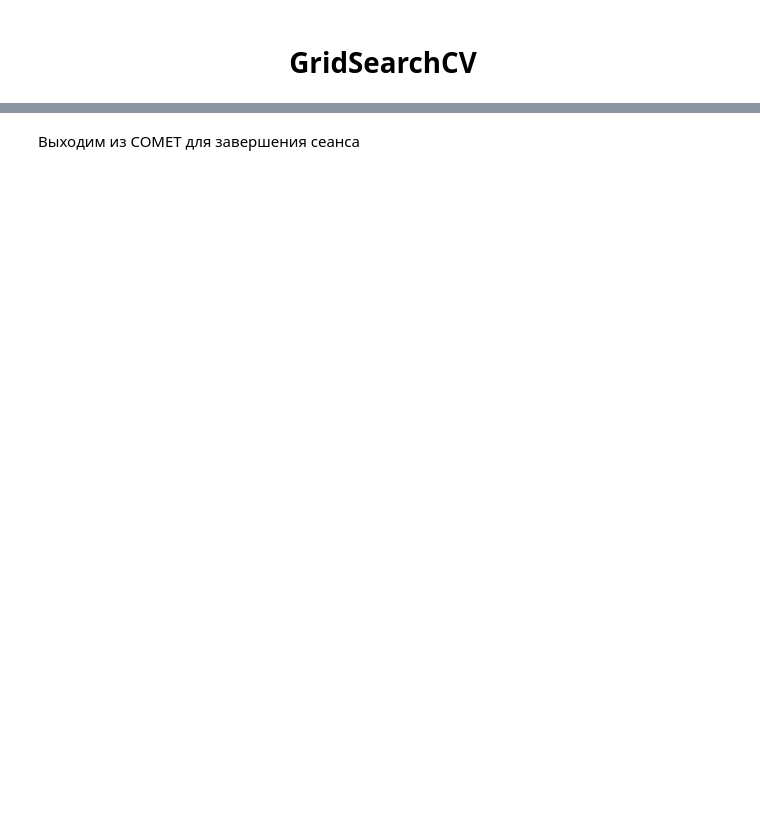
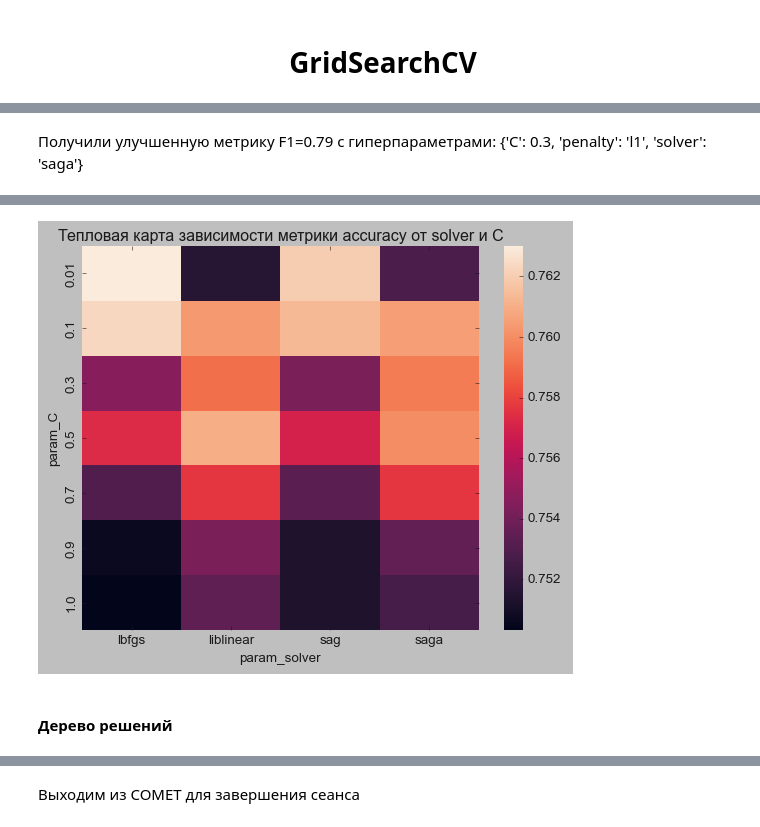
Before and after one commit to GloriTV/Lesson, a Jupyter notebook: ML/ML_7/Project.ipynb, the cells around one changed output, grey strips where cells are left out. Drawn from its saved outputs; the diff is of its cells as text; code cells hidden in the pictures; blank space fills up the shorter version.

```diff
--- a/ML/ML_7/Project.ipynb
+++ b/ML/ML_7/Project.ipynb
@@ -159,0 +165,5 @@ X_train, X_test, y_train, y_test = train_test_split(X, y, test_size=0.2, random_
+# %%
+#разбиваем исходную выборку на тренировочную и валидационную в соотношении 80/20
+X_train, X_valid, y_train, y_valid = train_test_split(X, y, stratify=y, test_size=0.2, random_state=42)
+#разбиваем валидационную выборку на валидационную и тестовую в соотношении 50/50
+X_valid, X_test, y_valid, y_test = train_test_split(X_valid, y_valid, test_size=0.5, random_state=42)
@@ -196,0 +229,23 @@ Test: 0.75
+# %%
+param_grid = [
+              {'penalty': ['l2', 'none'] , # тип регуляризации
+              'solver': ['lbfgs', 'sag'], # алгоритм оптимизации
+               'C': [0.01, 0.1, 0.3, 0.5, 0.7, 0.9, 1]}, # уровень силы регурялизации
+
+              {'penalty': ['l1', 'l2'] ,
+              'solver': ['liblinear', 'saga'],
+               'C': [0.01, 0.1, 0.3, 0.5, 0.7, 0.9, 1]}
+]
+grid_search_lg = GridSearchCV(
+    estimator=linear_model.LogisticRegression(random_state=1, max_iter=1000),
+    param_grid=param_grid,
+    cv=5,
+    n_jobs = -1
+)
+%time grid_search_lg.fit(X_train, y_train)
+print("accuracy на валидационном наборе: {:.2f}".format(grid_search_lg.score(X_valid, y_valid)))
+y_valid_pred = grid_search_lg.predict(X_valid)
+acc_le=metrics.f1_score(y_valid, y_valid_pred)
+print('f1_score на валидационном наборе: {:.2f}'.format(acc_le))
+print("Наилучшие значения гиперпараметров: {}".format(grid_search_lg.best_params_))
+experiment.log_metric('F1_vilid_LogisticRegression_GridSearchCV', acc_le)
@@ -196,0 +275,12 @@ Test: 0.75
+# %% [markdown]
+Получили улучшенную метрику F1=0.79 с гиперпараметрами: {'C': 0.3, 'penalty': 'l1', 'solver': 'saga'}
+# %%
+# отрисуем, как менялась точность при различных гиперпараметрах
+visual = pd.pivot_table(pd.DataFrame(grid_search_lg.cv_results_),
+                        values='mean_test_score', index='param_C',
+                        columns='param_solver')
+sns.heatmap(visual)
+plt.title('Тепловая карта зависимости метрики accuracy от solver и С') # подпись графика
+sns.set(rc={'figure.figsize':(12, 8)}) #задаем размер графика
+experiment.log_figure('Тепловая карта зависимости метрики accuracy от solver и С', sns)
+# %% [output]
@@ -196,0 +288,3 @@ Test: 0.75
+[figure, added]
+# %% [markdown]
+#### **Дерево решений**
```
Also changed, not shown: parts of 70 cells of this notebook.
